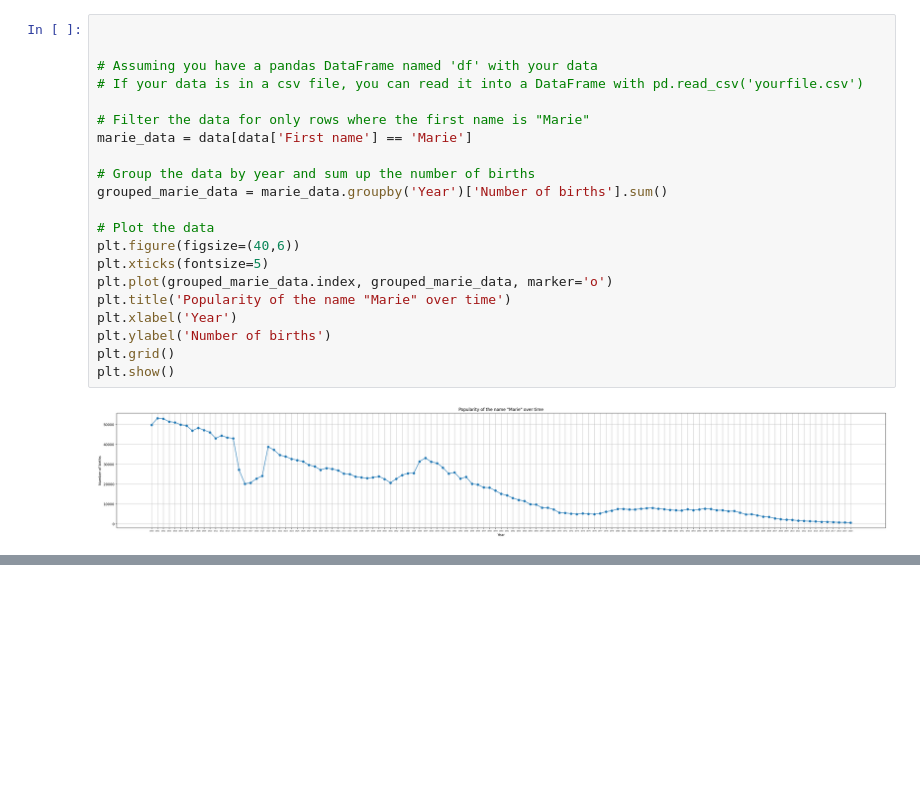
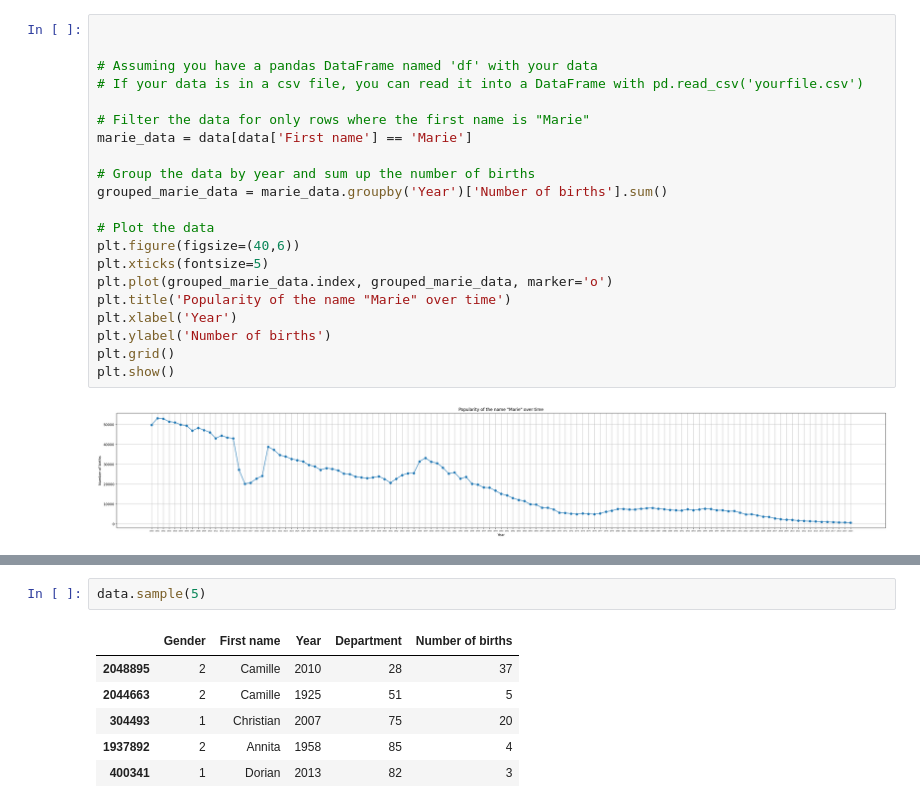
Before and after one commit to hghalebi/mini-project-data-visualization, a Jupyter notebook: test.ipynb, the cells around one changed output, grey strips where cells are left out. Cells and saved outputs as stored; diff of their text form; blank space fills up the shorter version.

```diff
--- a/Names_hints/test.ipynb
+++ b/test.ipynb
@@ -264,0 +266,9 @@ plt.show()
+# %%
+data.sample(5)
+# %% [output]
+|  | Gender | First name | Year | Department | Number of births |
+| 2048895 | 2 | Camille | 2010 | 28 | 37 |
+| 2044663 | 2 | Camille | 1925 | 51 | 5 |
+| 304493 | 1 | Christian | 2007 | 75 | 20 |
+| 1937892 | 2 | Annita | 1958 | 85 | 4 |
+| 400341 | 1 | Dorian | 2013 | 82 | 3 |
```
Also changed, not shown: parts of 13 cells of this notebook, 8 other files.
